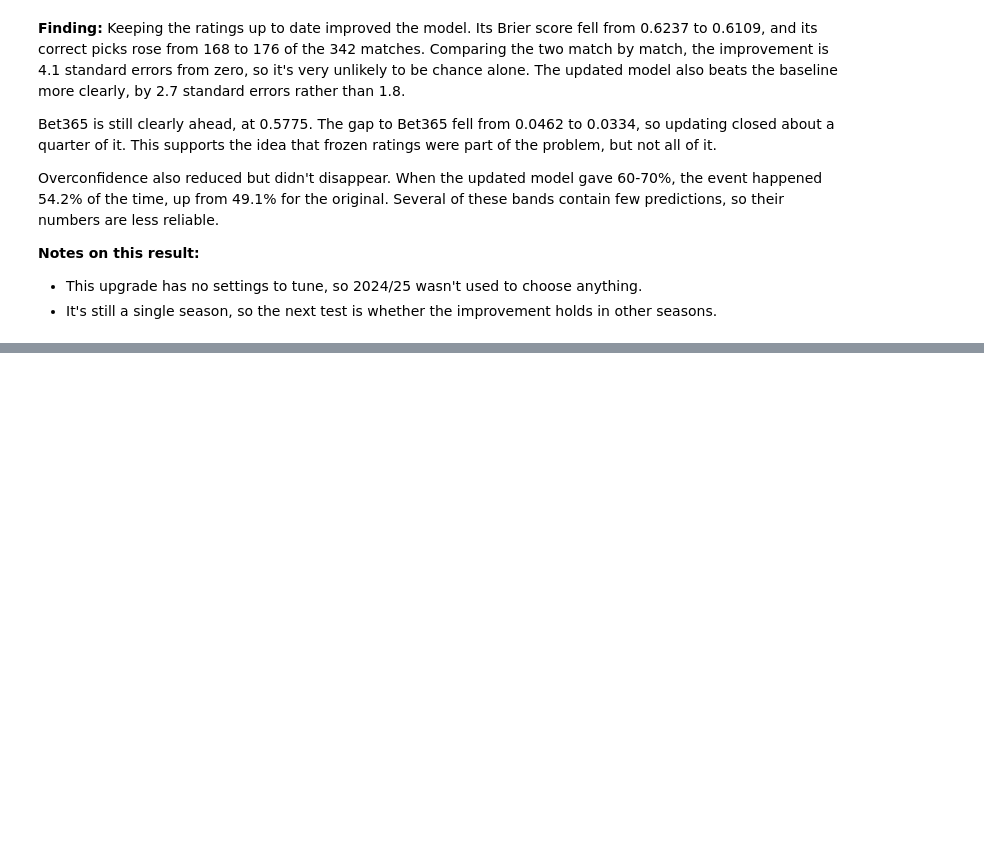
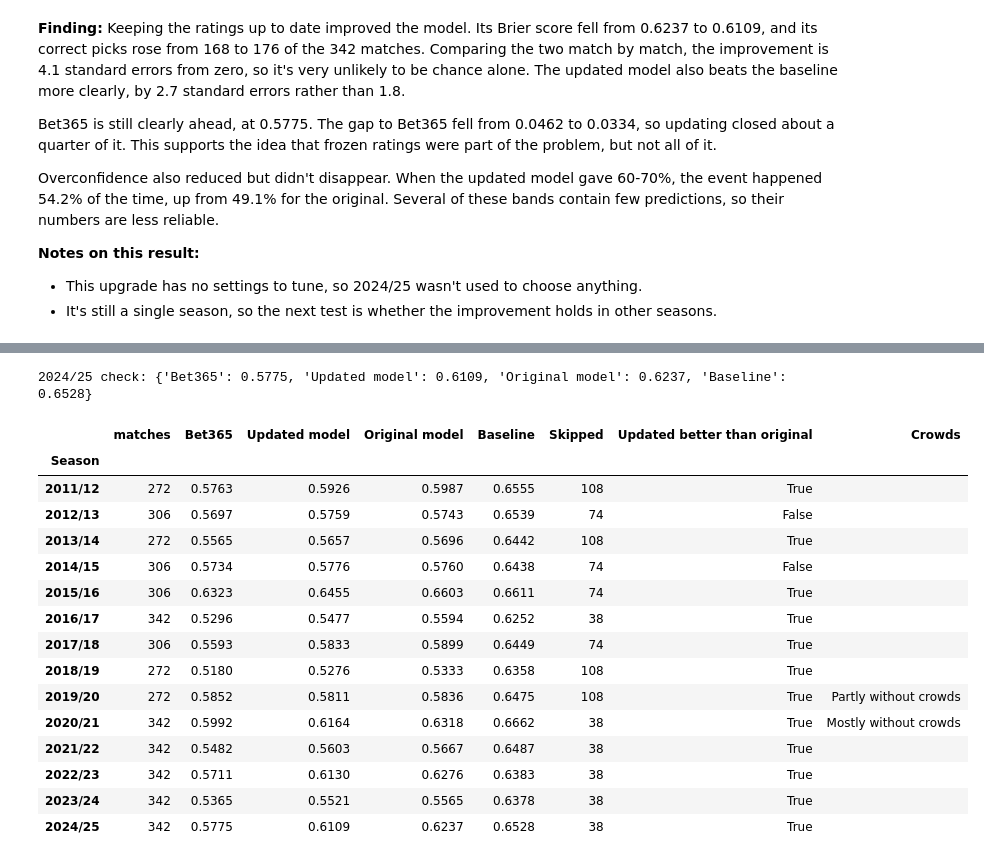
Before and after one commit to Yurieb/premier-league-match-predictor, a Jupyter notebook: football_model.ipynb, the cells around one changed output, grey strips where cells are left out. Drawn from its saved outputs; the diff is of its cells as text; code cells hidden in the pictures; blank space fills up the shorter version.

```diff
--- a/football_model.ipynb
+++ b/football_model.ipynb
@@ -1289,0 +1333,42 @@ Overconfidence also reduced but didn't disappear. When the updated model gave 60
+# %%
+NO_CROWDS = {"2019/20": "Partly without crowds", "2020/21": "Mostly without crowds"}
+
+season_results = []     # One table of per-match results for each test season
+for position in range(3, len(all_seasons)):
+    training = pd.concat(all_seasons[position - 3:position], ignore_index=True)   # The three seasons before
+    test_season_matches = all_seasons[position]
+    season_results.append(evaluate_test_season(training, test_season_matches))
+
+all_results = pd.concat(season_results, ignore_index=True)
+
+# One row per test season, with each predictor's average Brier score
+by_season = all_results.groupby("Season").agg(
+    matches=("FTR", "size"),
+    **{name: (f"brier_{prefix}", "mean") for prefix, name in PREDICTORS.items()},
+)
+by_season["Skipped"] = [380 - count for count in by_season["matches"]]
+by_season["Updated better than original"] = by_season["Updated model"] < by_season["Original model"]
+by_season["Crowds"] = [NO_CROWDS.get(season, "") for season in by_season.index]
+
+# Consistency check: 2024/25 should match the earlier sections exactly
+print("2024/25 check:", by_season.loc["2024/25", ["Bet365", "Updated model", "Original model", "Baseline"]].round(4).to_dict())
+
+by_season.round(4)
+# %% [output]
+2024/25 check: {'Bet365': 0.5775, 'Updated model': 0.6109, 'Original model': 0.6237, 'Baseline': 0.6528}
+|  | matches | Bet365 | Updated model | Original model | Baseline | Skipped | Updated better than original | Crowds |
+| Season |  |  |  |  |  |  |  |  |
+| 2011/12 | 272 | 0.5763 | 0.5926 | 0.5987 | 0.6555 | 108 | True |  |
+| 2012/13 | 306 | 0.5697 | 0.5759 | 0.5743 | 0.6539 | 74 | False |  |
+| 2013/14 | 272 | 0.5565 | 0.5657 | 0.5696 | 0.6442 | 108 | True |  |
+| 2014/15 | 306 | 0.5734 | 0.5776 | 0.5760 | 0.6438 | 74 | False |  |
+| 2015/16 | 306 | 0.6323 | 0.6455 | 0.6603 | 0.6611 | 74 | True |  |
+| 2016/17 | 342 | 0.5296 | 0.5477 | 0.5594 | 0.6252 | 38 | True |  |
+| 2017/18 | 306 | 0.5593 | 0.5833 | 0.5899 | 0.6449 | 74 | True |  |
+| 2018/19 | 272 | 0.5180 | 0.5276 | 0.5333 | 0.6358 | 108 | True |  |
+| 2019/20 | 272 | 0.5852 | 0.5811 | 0.5836 | 0.6475 | 108 | True | Partly without crowds |
+| 2020/21 | 342 | 0.5992 | 0.6164 | 0.6318 | 0.6662 | 38 | True | Mostly without crowds |
+| 2021/22 | 342 | 0.5482 | 0.5603 | 0.5667 | 0.6487 | 38 | True |  |
+| 2022/23 | 342 | 0.5711 | 0.6130 | 0.6276 | 0.6383 | 38 | True |  |
+| 2023/24 | 342 | 0.5365 | 0.5521 | 0.5565 | 0.6378 | 38 | True |  |
+| 2024/25 | 342 | 0.5775 | 0.6109 | 0.6237 | 0.6528 | 38 | True |  |
```
Also changed, not shown: parts of 5 cells of this notebook, 4 other files.
